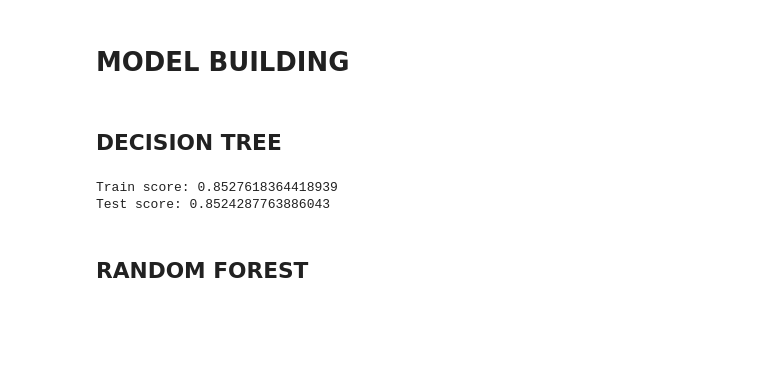
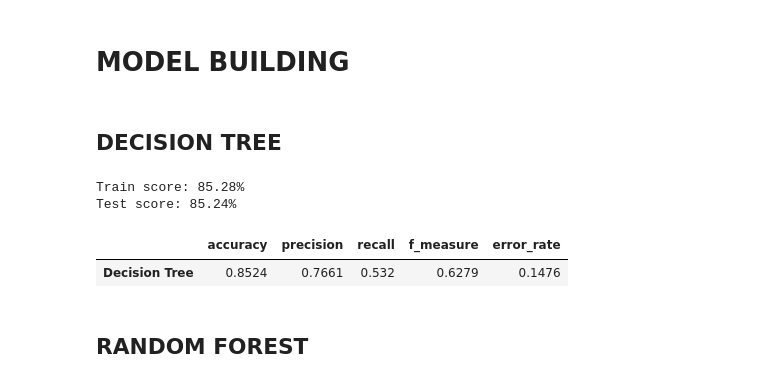
Before and after one commit to adititewari13/Adult-Data_ML, a Jupyter notebook: Adult-Data/income_analysis.ipynb, the cells around one changed output. Saved outputs shown, nothing was run; the diff lists cells and outputs as text; code cells hidden in the pictures; blank space fills up the shorter version.

```diff
--- a/Adult-Data/income_analysis.ipynb
+++ b/Adult-Data/income_analysis.ipynb
@@ -276,20 +276,55 @@ x_train, x_test, y_train, y_test = train_test_split(scaled_data, target, test_si
 #training_features, test_features, training_target, test_target = train_test_split(scaled_data, target, test_size = 0.2, random_state = 42)
 # %% [markdown]
 # MODEL BUILDING
+# %%
+def evaluate(actual, pred):
+
+    #accuracy = accuracy_score(actual, pred)
+    #precision = precision_score(actual, pred)
+    #recall = recall_score(actual, pred)
+    #f1_measure = f1_score(actual, pred)
+    #error_rate = 1 - accuracy
+
+    confusion = pd.crosstab(actual, pred, rownames=['Actual'], colnames=['Predicted'])
+    TP = confusion.loc['>50K','>50K']
+    TN = confusion.loc['<=50K','<=50K']
+    FP = confusion.loc['<=50K','>50K']
+    FN = confusion.loc['>50K','<=50K']
+
+    accuracy = ((TP+TN))/(TP+FN+FP+TN)
+    precision = (TP)/(TP+FP)
+    recall = (TP)/(TP+FN)
+    f_measure = (2*recall*precision)/(recall+precision)
+    error_rate = 1 - accuracy
+
+    model_df = {}
+    model_df['accuracy'] =  accuracy
+    model_df['precision'] = precision
+    model_df['recall'] = recall
+    model_df['f_measure'] = f_measure
+    model_df['error_rate'] = error_rate
+
+    return model_df
 # %% [markdown]
 ## DECISION TREE
 # %%
 dt_model = DecisionTreeClassifier(max_depth=5, random_state=42)
 dt_model.fit(x_train, y_train)
 
 dt_train_pred = dt_model.predict(x_train)
 dt_test_pred = dt_model.predict(x_test)
 
-print(f'Train score: {accuracy_score(y_train, dt_train_pred)}')
-print(f'Test score: {accuracy_score(y_test, dt_test_pred)}')
+print(f'Train score: {accuracy_score(y_train, dt_train_pred) *100:.2f}%')
+print(f'Test score: {accuracy_score(y_test, dt_test_pred) *100:.2f}%')
+
+dt_eval = evaluate(y_test, dt_test_pred)
+dt_df = round(pd.DataFrame([dt_eval], index = ['Decision Tree']),4)
+display(dt_df)
 # %% [output]
-Train score: 0.8527618364418939
-Test score: 0.8524287763886043
+Train score: 85.28%
+Test score: 85.24%
+|  | accuracy | precision | recall | f_measure | error_rate |
+| Decision Tree | 0.8524 | 0.7661 | 0.532 | 0.6279 | 0.1476 |
 # %% [markdown]
 ## RANDOM FOREST
 # %%
```
Also changed, not shown: parts of 5 cells of this notebook.
